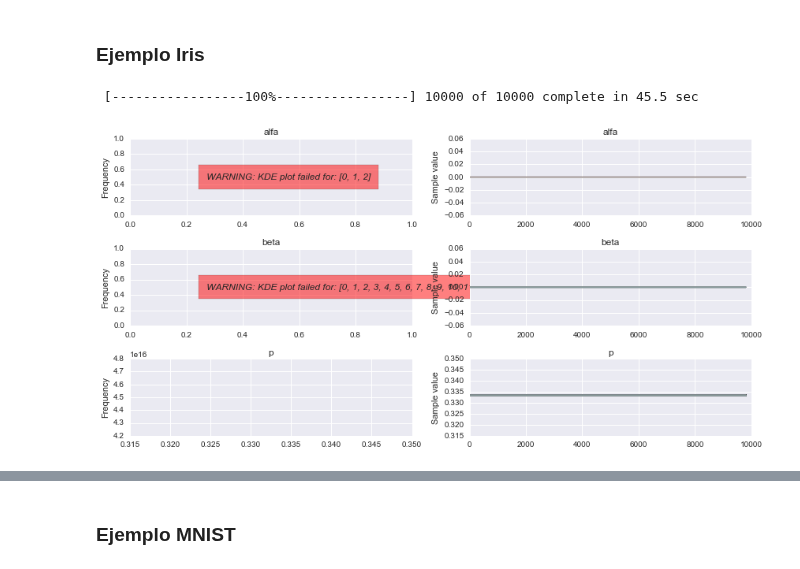
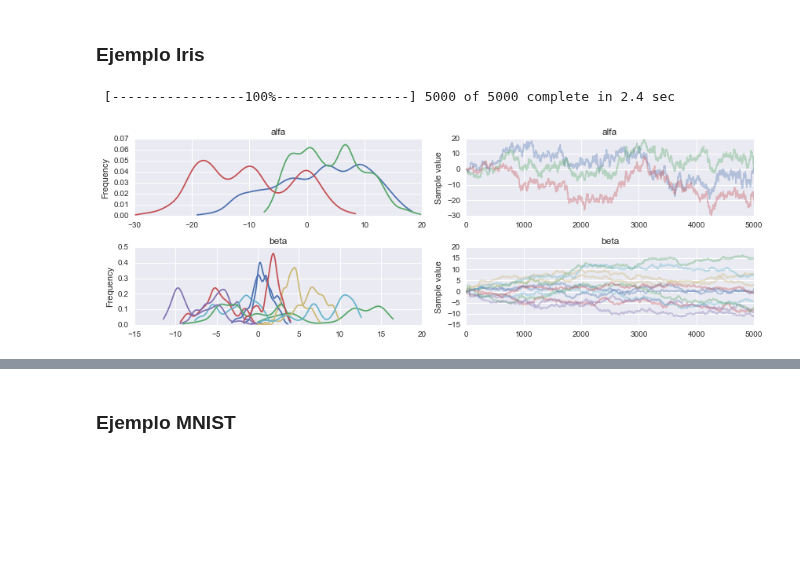
Before and after one commit to jmloyola/EBAD, a Jupyter notebook: 07_Regresión_logística.ipynb, the cells around one changed output, grey strips where cells are left out. Saved outputs shown, nothing was run; the diff lists cells and outputs as text; code cells hidden in the pictures; blank space fills up the shorter version.

Commit message:
multinomial regression

```diff
--- a/07_Regresión_logística.ipynb
+++ b/07_Regresión_logística.ipynb
@@ -197,7 +197,7 @@ Esta expresión tiene la forma de la ecuación de una recta, por lo que el lími
 with pm.Model() as modelo_1:
     # definimos los a prioris
     alfa = pm.Normal('alfa', mu=0, sd=10)
-    beta = pm.Normal('beta', mu=0, sd=1, shape=2)
+    beta = pm.Normal('beta', mu=0, sd=1, shape=len(x_n))
 
     mu = alfa + pm.dot(x_1, beta)
     # hacemos la transformación logística
@@ -275,32 +286,29 @@ Esta ecuación se conoce como softmax, la cual se reduce a ecuacion logística p
 # %%
 iris = sns.load_dataset("iris")
-
 y_2 = pd.Categorical(iris['species']).labels
 x_n = iris.columns[:-1]
 x_2 = iris[x_n].values
-
-x_2 = (x_2 - x_2.mean(axis=0))/x_2.std(axis=0)
+#x_2 = (x_2 - x_2.mean(axis=0))/x_2.std(axis=0)
+#y_2 = (np.arange(np.max(y_2) + 1) == y_2[:, None]).astype(float)
 # %%
-indice = list(set(y_2))
 with pm.Model() as modelo_s:
-    # definimos los a prioris
     alfa = pm.Normal('alfa', mu=0, sd=10, shape=3)
     beta = pm.Normal('beta', mu=0, sd=10, shape=(4,3))
 
-    mu = (alfa[indice] + pm.dot(x_2, beta[:,indice])).T
-    p = pm.Deterministic('p', pm.exp(mu)/pm.sum(pm.exp(mu), axis=0))
-    # definimos el likelihood
+    mu = alfa + pm.dot(x_2, beta)
+    p = pm.Deterministic('p', tt.nnet.softmax(mu))
 
     yl = pm.Categorical('yl', p=p, observed=y_2)
-    #yl = pm.Multinomial('yl', n=1, p=p, observed=y_2)
-    # muestreamos
+    #yl = pm.Multinomial('yl', n=1, p=p.T, observed=y_2)
+    #start = pm.find_MAP()
+    #step = pm.NUTS(scaling=start)
     step = pm.Metropolis()
-    trace_s = pm.sample(10000, step)
+    trace_s = pm.sample(5000, step)
 # %% [output]
- [-----------------100%-----------------] 10000 of 10000 complete in 45.5 sec
+ [-----------------100%-----------------] 5000 of 5000 complete in 2.4 sec
 # %%
-cadena_s = trace_s[200::]
-varnames = ['alfa', 'beta', 'p']
+cadena_s = trace_s[::]
+varnames = ['alfa', 'beta']
 pm.traceplot(cadena_s, varnames);
 # %% [output]
-[figure, old version]
+[figure, new version]
```
Also changed, not shown: parts of 26 cells of this notebook.
